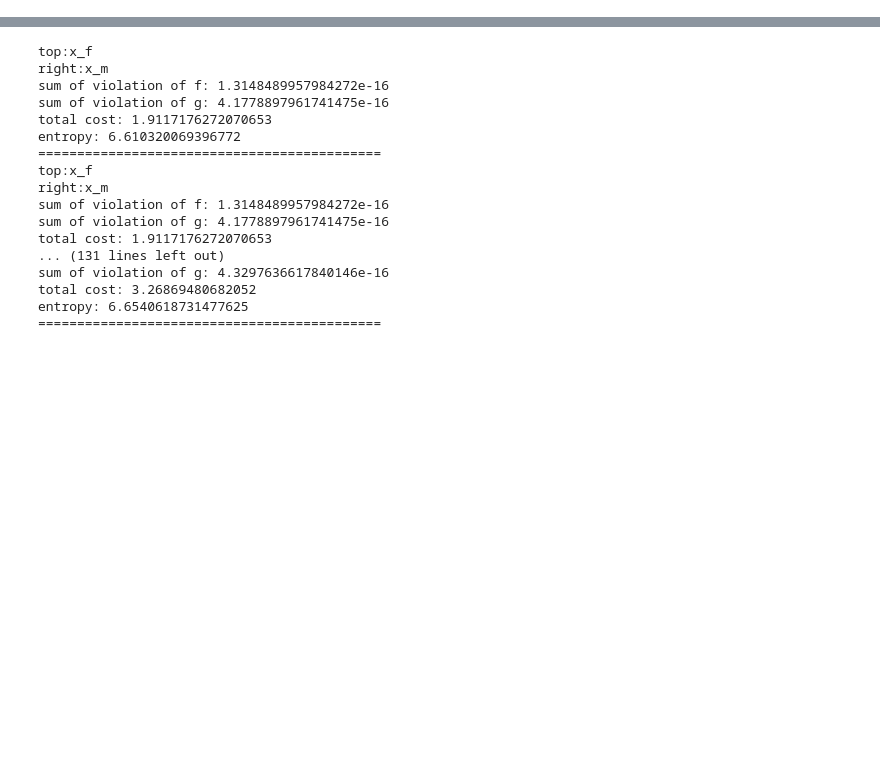
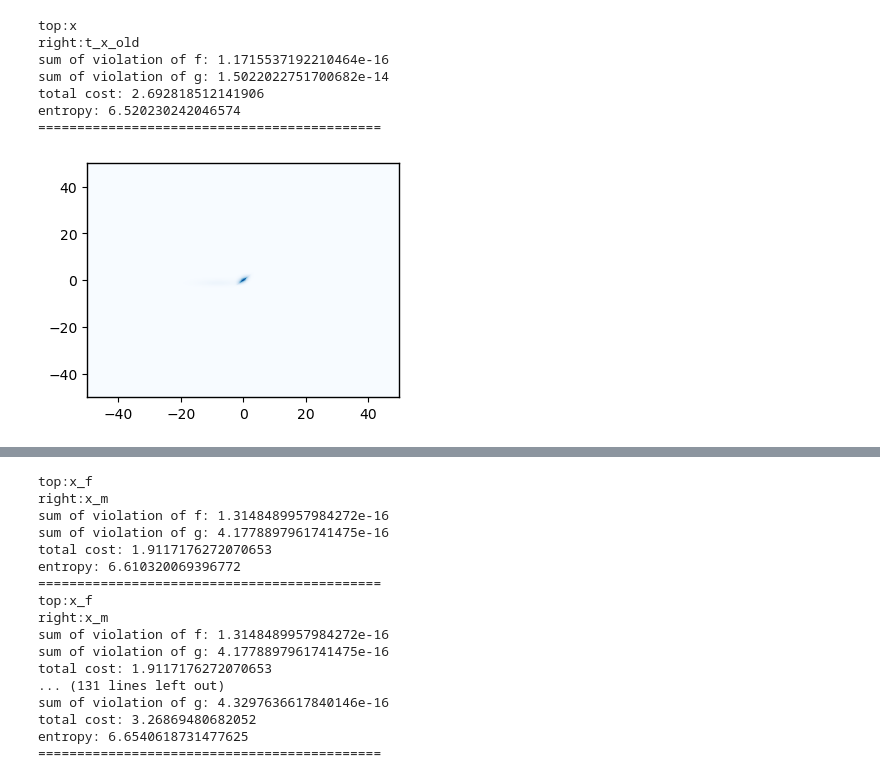
Before and after one commit to Quan-Zhou/OT_Debiasing, a Jupyter notebook: mean_iterate.ipynb, the cells around one changed output, grey strips where cells are left out. Cells and saved outputs as stored; diff of their text form; code cells hidden in the pictures; blank space fills up the shorter version.

```diff
--- a/mean_iterate.ipynb
+++ b/mean_iterate.ipynb
@@ -210,0 +230,15 @@ plt.legend()
+# %%
+print('top:x')
+print('right:t_x_old')
+mu=np.array(dist['x'])
+mu_t=np.array(dist['t_x_old'])
+output_old=OT(reg,x_range,mu,mu_t)
+# %% [output]
+top:x
+right:t_x_old
+sum of violation of f: 1.1715537192210464e-16
+sum of violation of g: 1.5022022751700682e-14
+total cost: 2.692818512141906
+entropy: 6.520230242046574
+============================================
+[figure, added]
```
Also changed, not shown: parts of 9 cells of this notebook.
